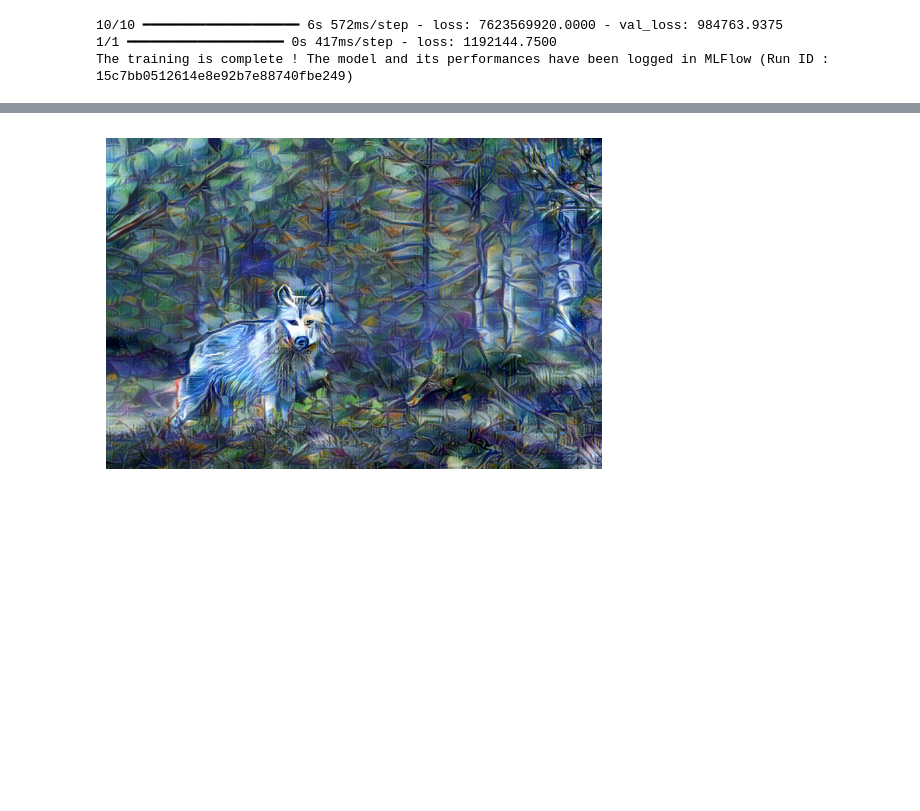
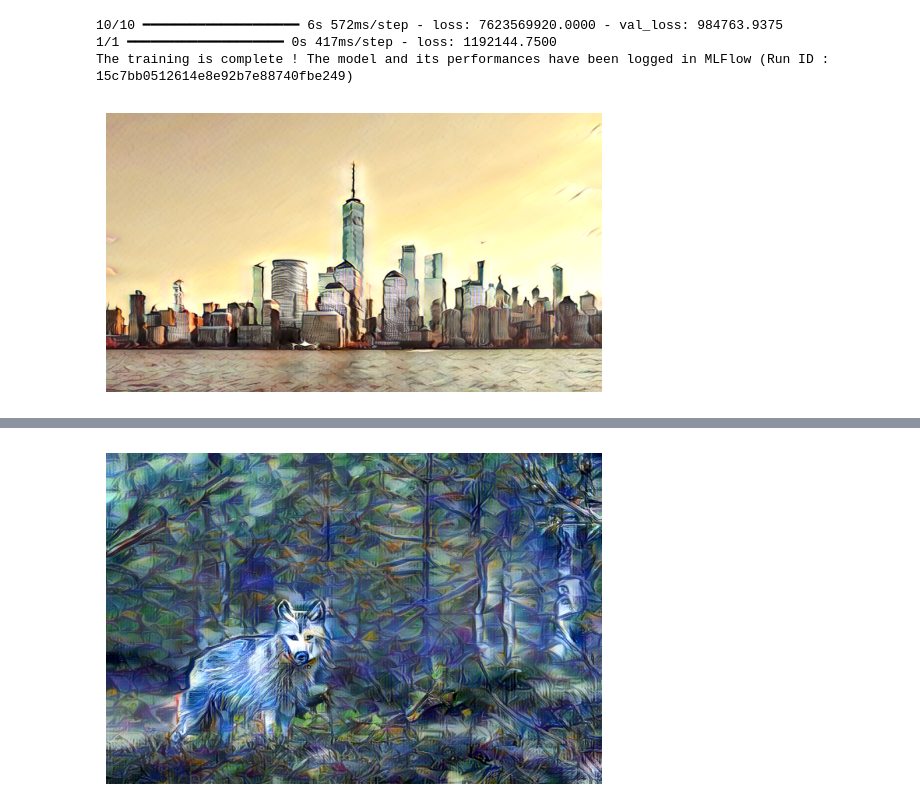
Before and after one commit to YoanBoute/StyleTransferAI-based-on-AdaIN, a Jupyter notebook: tests.ipynb, the cells around one changed output, grey strips where cells are left out. Cells and saved outputs as stored; diff of their text form; code cells hidden in the pictures; blank space fills up the shorter version.

```diff
--- a/tests.ipynb
+++ b/tests.ipynb
@@ -99,0 +100,4 @@ previous = AdaINModel.load_from_mlflow('6aee580ab389491487c651941292b0c2', Path(
+# %%
+champion.generate(city, geometric, show_img=True, style_scales=1, resize_size=1000)
+# %% [output]
+[figure, added]
```
Also changed, not shown: parts of 6 cells of this notebook, 6 other files.
